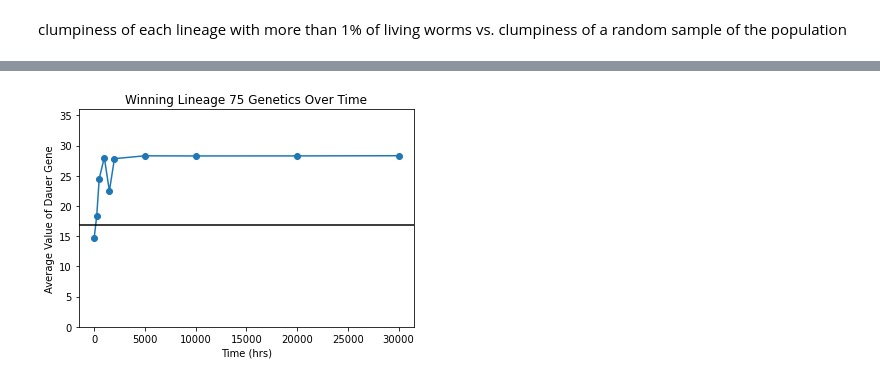
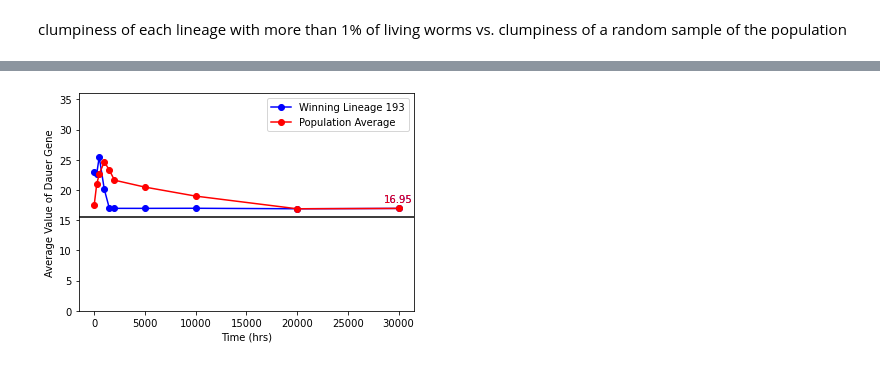
Before and after one commit to RachelGoodridge/life_history_sim, a Jupyter notebook: Worms_Life_Model.ipynb, the cells around one changed output, grey strips where cells are left out. Cells and saved outputs as stored; diff of their text form; code cells hidden in the pictures.

```diff
--- a/Worms_Life_Model.ipynb
+++ b/Worms_Life_Model.ipynb
@@ -187,4 +211,4 @@ clumpiness of each lineage with more than 1% of living worms vs. clumpiness of a
 # %%
-RG.dauer_over_time(my_data[-1]["par"], L2d_avg, time_saved)
+RG.dauer_over_time(my_data[-1]["par"], L2d_avg, time_saved, my_data)
 # %% [output]
-[figure, old version]
+[figure, new version]
```
Also changed, not shown: parts of 22 cells of this notebook.
